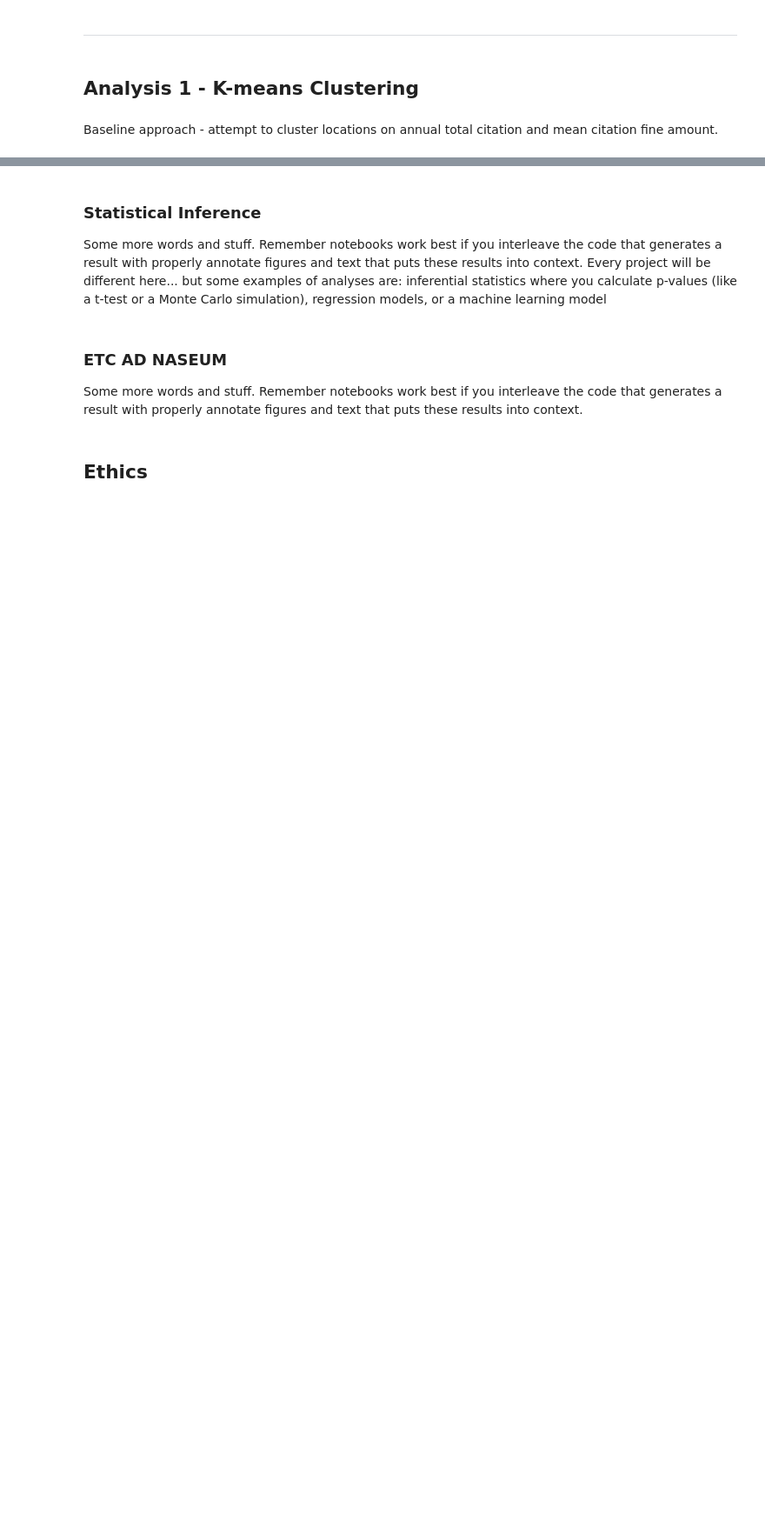
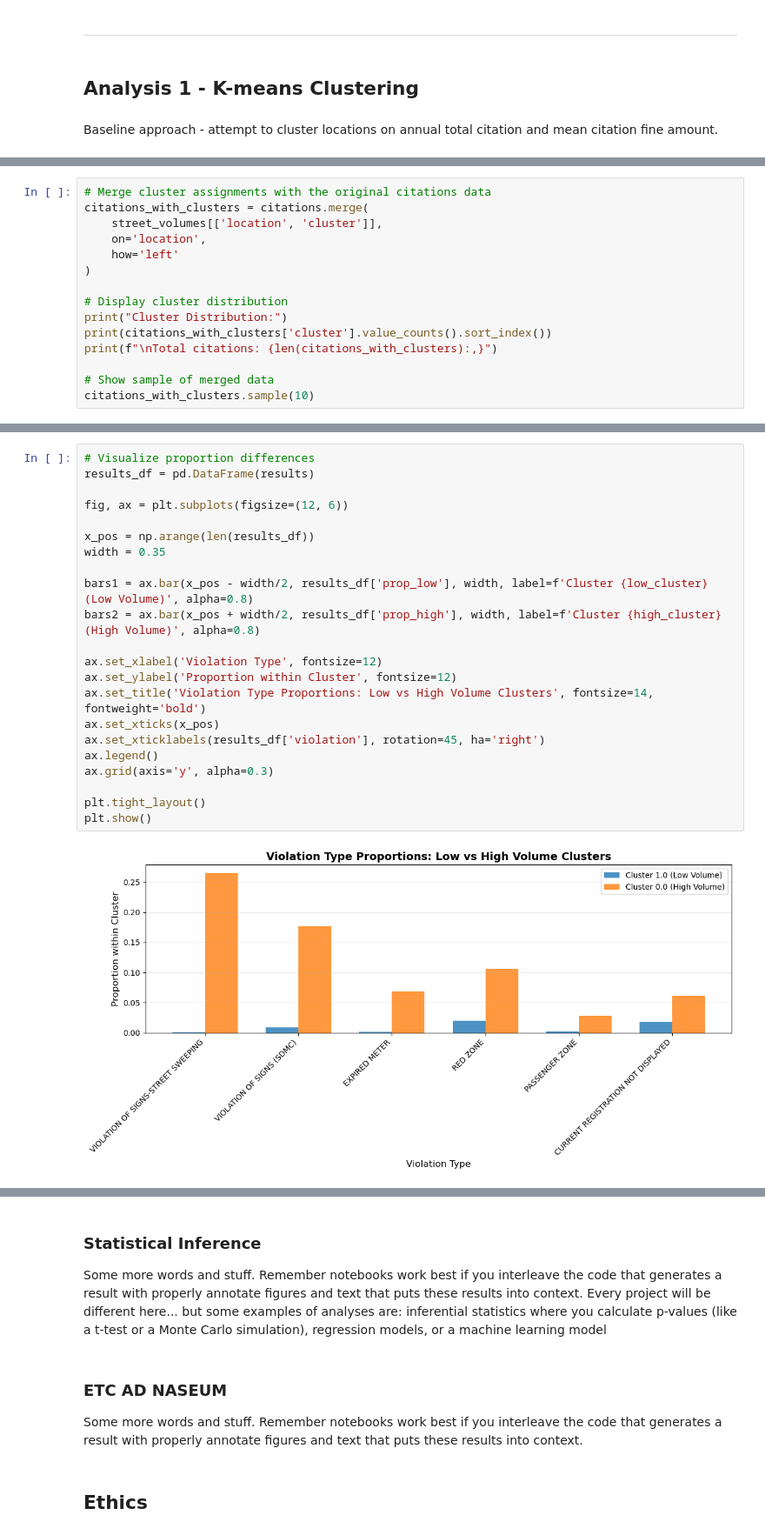
Before and after one commit to tobyzhan/Parking-Citation-Project, a Jupyter notebook: 03-FinalProject.ipynb, the cells around one changed output, grey strips where cells are left out. Shown at 87% size. Cells and saved outputs as stored; diff of their text form; blank space fills up the shorter version.

```diff
--- a/03-FinalProject.ipynb
+++ b/03-FinalProject.ipynb
@@ -694,0 +819,15 @@ Some more words and stuff.  Remember notebooks work best if you interleave the c
+# %%
+# Merge cluster assignments with the original citations data
+citations_with_clusters = citations.merge(
+    street_volumes[['location', 'cluster']],
+    on='location',
+    how='left'
+)
+
+# Display cluster distribution
+print("Cluster Distribution:")
+print(citations_with_clusters['cluster'].value_counts().sort_index())
+print(f"\nTotal citations: {len(citations_with_clusters):,}")
+
+# Show sample of merged data
+citations_with_clusters.sample(10)
@@ -694,0 +991,24 @@ Some more words and stuff.  Remember notebooks work best if you interleave the c
+# %%
+# Visualize proportion differences
+results_df = pd.DataFrame(results)
+
+fig, ax = plt.subplots(figsize=(12, 6))
+
+x_pos = np.arange(len(results_df))
+width = 0.35
+
+bars1 = ax.bar(x_pos - width/2, results_df['prop_low'], width, label=f'Cluster {low_cluster} (Low Volume)', alpha=0.8)
+bars2 = ax.bar(x_pos + width/2, results_df['prop_high'], width, label=f'Cluster {high_cluster} (High Volume)', alpha=0.8)
+
+ax.set_xlabel('Violation Type', fontsize=12)
+ax.set_ylabel('Proportion within Cluster', fontsize=12)
+ax.set_title('Violation Type Proportions: Low vs High Volume Clusters', fontsize=14, fontweight='bold')
+ax.set_xticks(x_pos)
+ax.set_xticklabels(results_df['violation'], rotation=45, ha='right')
+ax.legend()
+ax.grid(axis='y', alpha=0.3)
+
+plt.tight_layout()
+plt.show()
+# %% [output]
+[figure, added]
```
Also changed, not shown: parts of 17 cells of this notebook.
